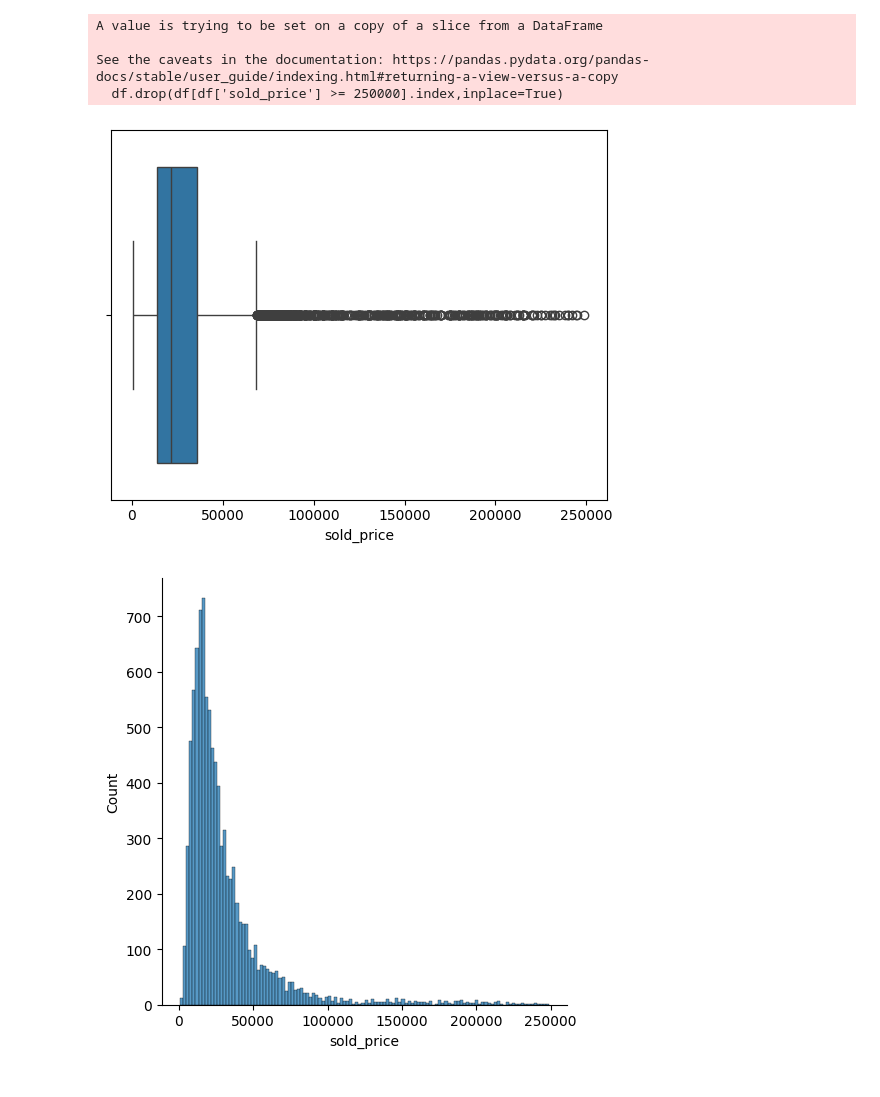
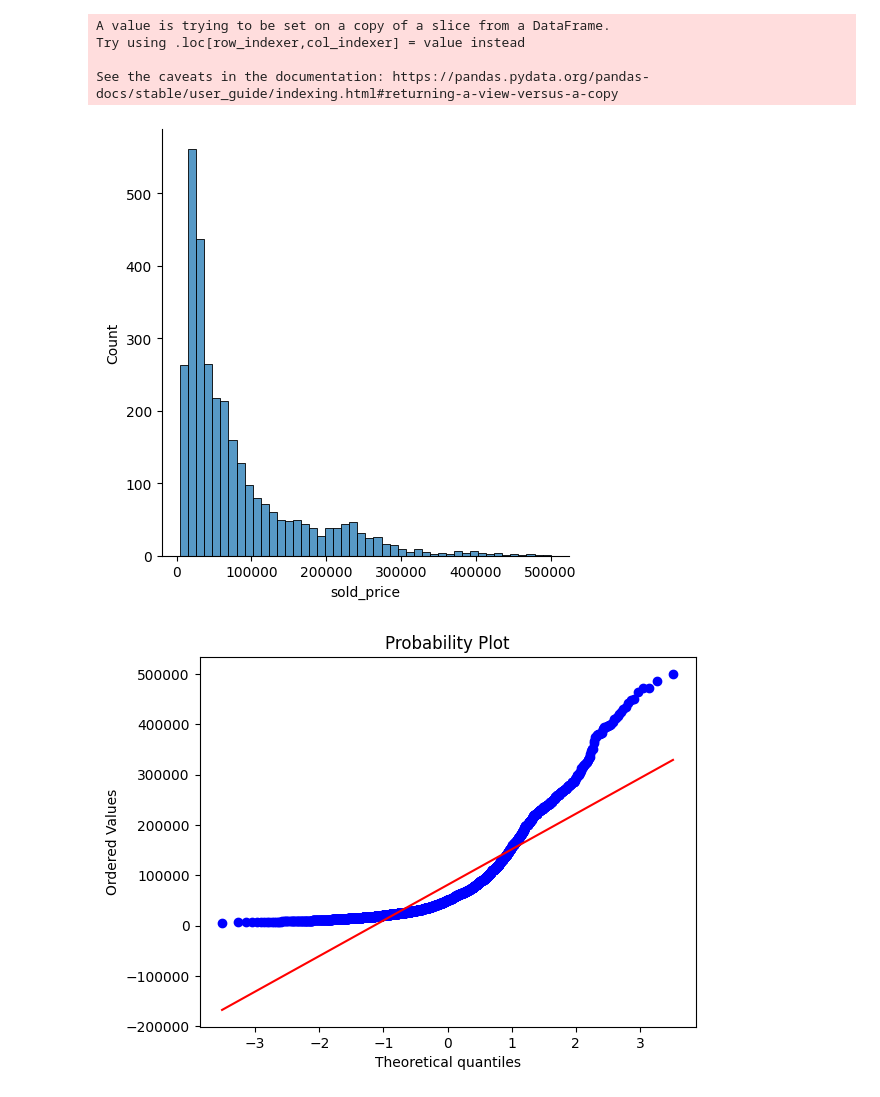
Before and after one commit to redshift75/autostrada, a Jupyter notebook: notebooks/car-prices.ipynb, the cells around one changed output. Saved outputs shown, nothing was run; the diff lists cells and outputs as text; code cells hidden in the pictures.

```diff
--- a/notebooks/car-prices.ipynb
+++ b/notebooks/car-prices.ipynb
@@ -18,4 +19,4 @@ ferrari = df[df["make"] == "Ferrari"].drop(["make"], axis = 1)
 porsche = df[df["make"] == "Porsche"].drop(["make"], axis = 1)
 bmw = df[df["make"] == "BMW"].drop(["make"], axis = 1)
 # %%
-df = bmw
+df = porsche
@@ -21,0 +49,15 @@ df = bmw
+# %%
+# Filter to models with more than min_observations
+min_observations = 50
+counts=df['model'].value_counts()
+frequent_models = counts[counts >= min_observations].index
+
+# Filter the data to frequent models
+df = df[df['model'].isin(frequent_models)]
+popular_labels=frequent_models
+
+colors=['lightslategray',]*len(popular_labels)
+colors[0]='crimson'
+
+fig=go.Figure(data=[go.Bar(x=counts[:25],y=popular_labels,marker_color=colors,orientation='h')])
+fig.update_layout(title_text='Most represented Models in the Dataset',xaxis_title="Count",yaxis_title="Model")
@@ -22,20 +86,20 @@ df = bmw
 # %%
 # Replace sold_price with bid_amount for the cars that were not sold
 df['sold_price'] = df['sold_price'].fillna(df['bid_amount'])
 df = df.dropna()
 
 # Remove outliers
-df.drop(df[df['sold_price'] >= 250000].index,inplace=True)
-sns.boxplot(x=df['sold_price'])
+price_threshold = 1000000
+df.drop(df[df['sold_price'] >= price_threshold].index,inplace=True)
 
 # Plot distribution of sold_price
 sns.displot(df['sold_price'])
 fig = plt.figure()
 res = stats.probplot(df['sold_price'], plot=plt)
 # %% [output]
-A value is trying to be set on a copy of a slice from a DataFrame
+A value is trying to be set on a copy of a slice from a DataFrame.
+Try using .loc[row_indexer,col_indexer] = value instead
 
 See the caveats in the documentation: https://pandas.pydata.org/pandas-docs/stable/user_guide/indexing.html#returning-a-view-versus-a-copy
-  df.drop(df[df['sold_price'] >= 250000].index,inplace=True)
-[figure, old version]
+[figure, new version]
-[figure, old version]
+[figure, new version]
```
Also changed, not shown: parts of 35 cells of this notebook.
